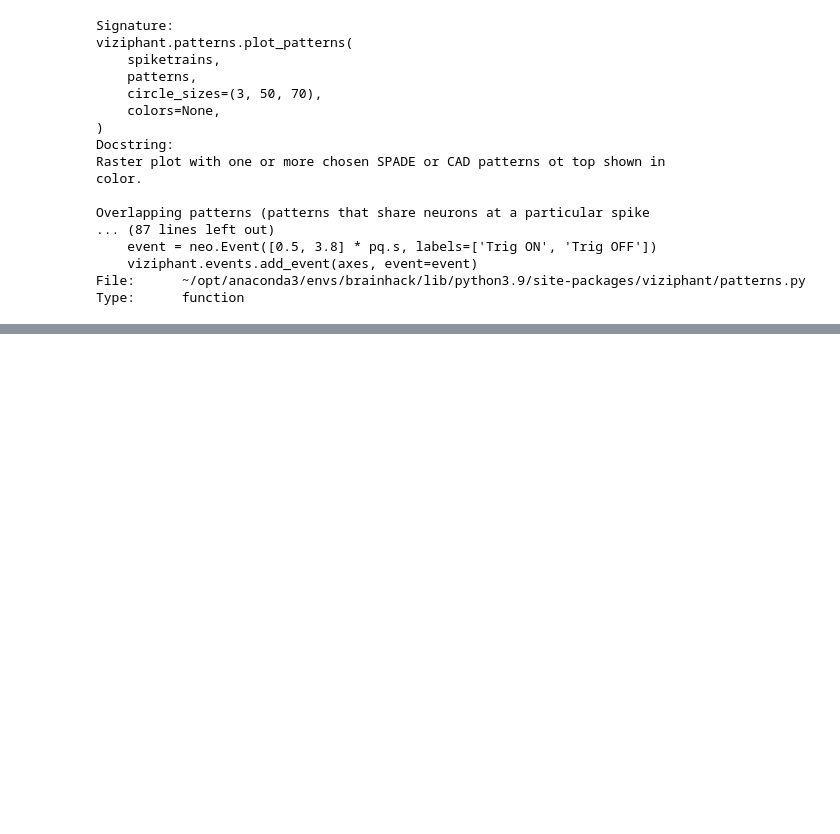
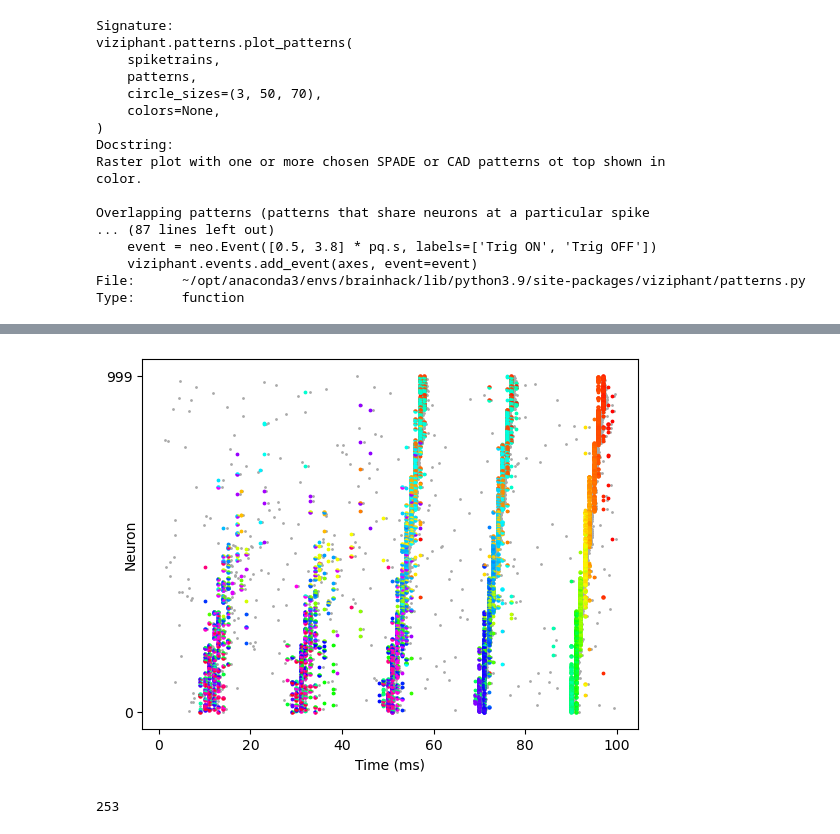
Before and after one commit to SpikeAI/2022-10-04_polychronies_OBSOLETE, a Jupyter notebook: src/SPADE_synfire.ipynb, the cells around one changed output, grey strips where cells are left out. Cells and saved outputs as stored; diff of their text form; code cells hidden in the pictures; blank space fills up the shorter version.

```diff
--- a/src/SPADE_synfire.ipynb
+++ b/src/SPADE_synfire.ipynb
@@ -157,0 +154,4 @@ printfig(fig, 'raster_plot_with_spade_patterns')
+# %%
+ax = viziphant.patterns.plot_patterns(spiketrains, patterns, circle_sizes=(.1, .3, .5))
+# %% [output]
+[figure, added]
@@ -157,0 +166,4 @@ printfig(fig, 'raster_plot_with_spade_patterns')
+# %%
+len(patterns)
+# %% [output]
+253
```
Also changed, not shown: parts of 24 cells of this notebook, 4 other files.
